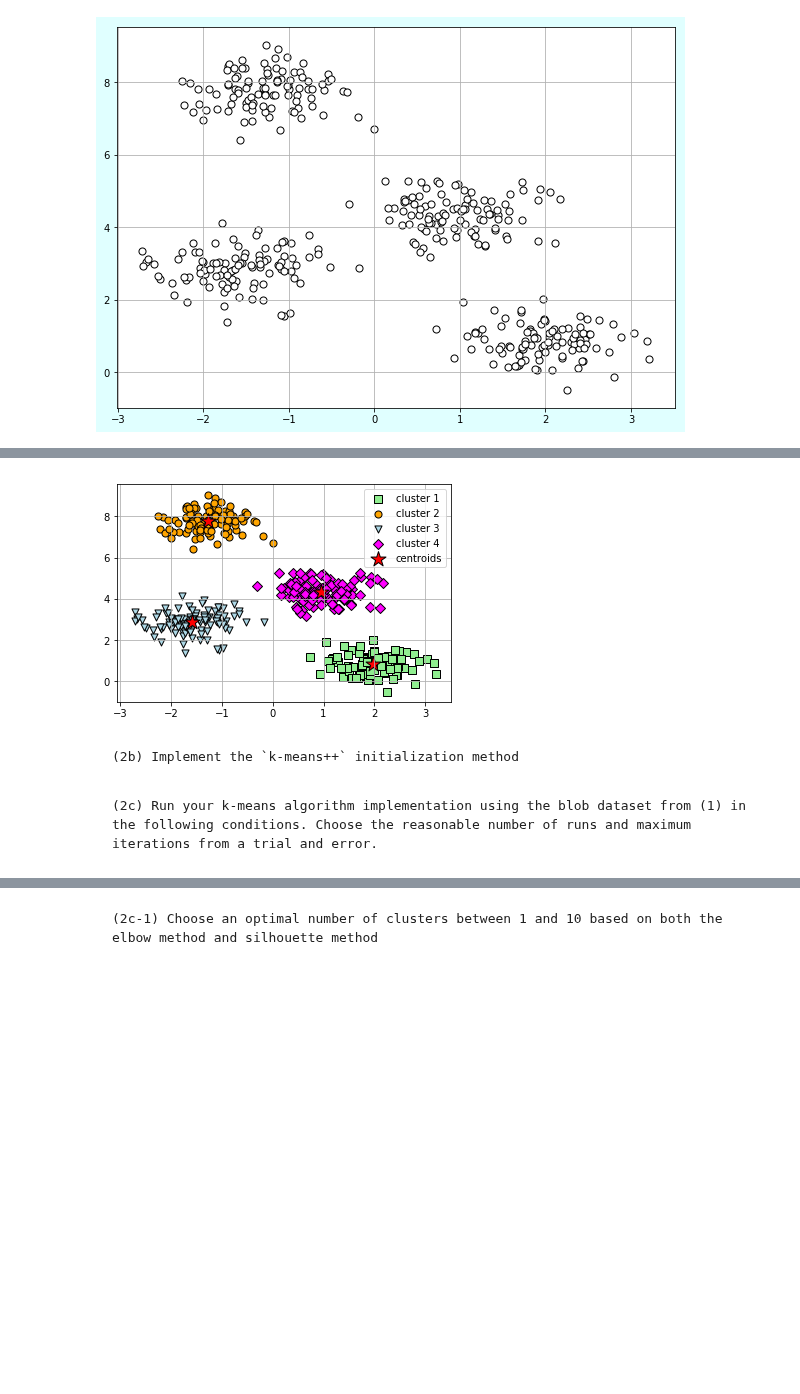
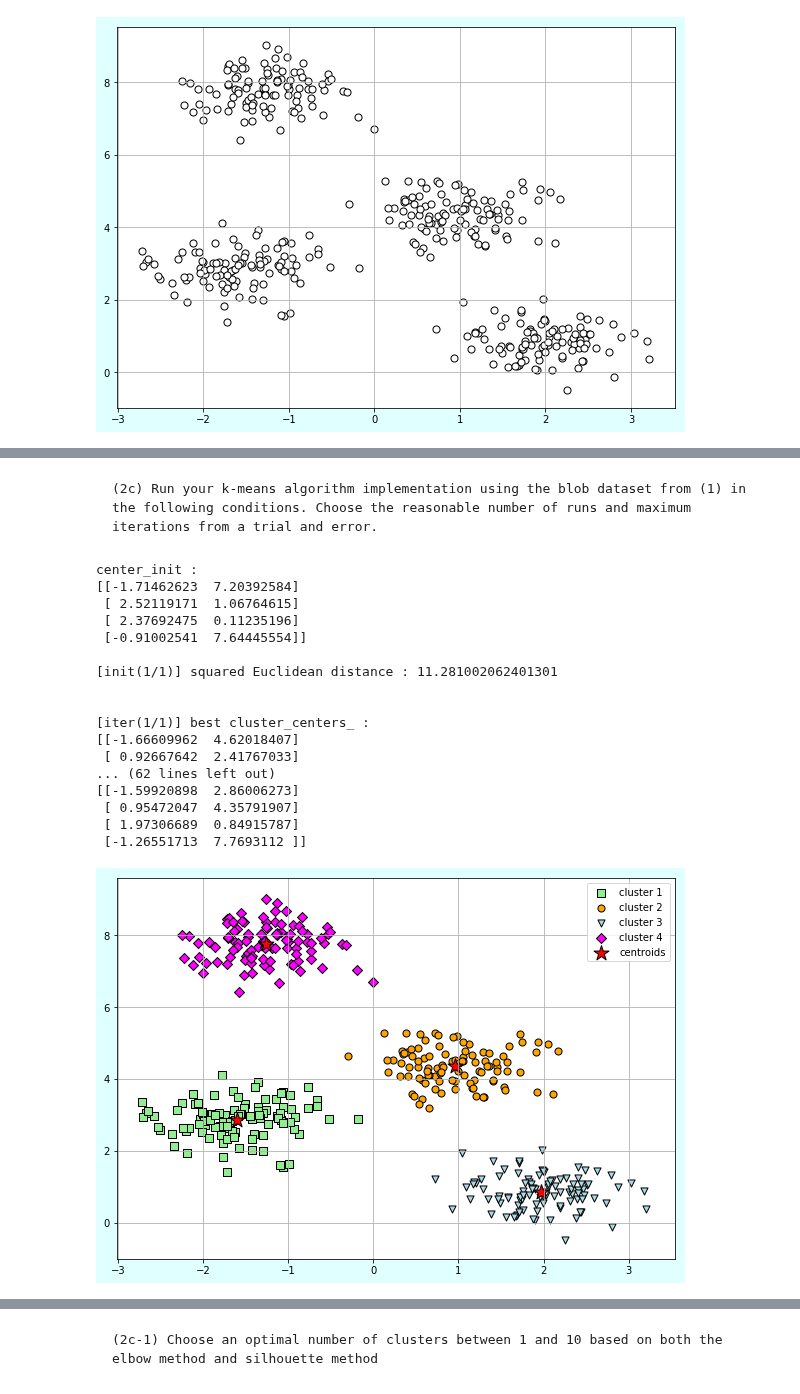
Before and after one commit to happyhyowon/work, a Jupyter notebook: HyowonKim_2019020723_hw4.ipynb, the cells around one changed output, grey strips where cells are left out. Drawn from its saved outputs; the diff is of its cells as text; code cells hidden in the pictures; blank space fills up the shorter version.

```diff
--- a/HyowonKim_2019020723_hw4.ipynb
+++ b/HyowonKim_2019020723_hw4.ipynb
@@ -160,15 +42,0 @@ while error > tol:
-# %%
-# Plotting along with the Centroids
-
-plt.scatter(X[clusters == 0, 0], X[clusters == 0, 1], s=50, c='lightgreen', marker='s',edgecolor='black', label='cluster 1')
-plt.scatter(X[clusters == 1, 0], X[clusters == 1, 1], s=50, c='orange', marker='o', edgecolor='black', label='cluster 2')
-plt.scatter(X[clusters == 2, 0], X[clusters == 2, 1], s=50, c='lightblue', marker='v', edgecolor='black', label='cluster 3')
-plt.scatter(X[clusters == 3, 0], X[clusters == 3, 1], s=50, c='magenta', marker='D', edgecolor='black', label='cluster 4')
-plt.scatter(nCenters[:, 0], nCenters[:, 1], s=250, marker='*', c='red', edgecolor='black', label='centroids')
-plt.legend()
-plt.grid()
-plt.show()
-# %% [output]
-[figure, removed]
-# %% [markdown]
-    (2b) Implement the `k-means++` initialization method
@@ -175,2 +181,48 @@ plt.show()
 # %% [markdown]
     (2c) Run your k-means algorithm implementation using the blob dataset from (1) in the following conditions. Choose the reasonable number of runs and maximum iterations from a trial and error.
+# %%
+mykm = myKMeans(n_clusters=4, init='random', n_init = 1, max_iter=1, verbose=True)
+y_mykm = mykm.fit_predict(X)
+
+mykm = myKMeans(n_clusters=4, init='random', n_init = 1, max_iter=2, verbose=True)
+y_mykm = mykm.fit_predict(X)
+
+mykm = myKMeans(n_clusters=4, init='random', n_init = 1, max_iter=3, verbose=True)
+y_mykm = mykm.fit_predict(X)
+
+mykm = myKMeans(n_clusters=4, init='random', n_init = 1, max_iter=4, verbose=True)
+y_mykm = mykm.fit_predict(X)
+
+mykm = myKMeans(n_clusters=4, init='random', n_init = 1, max_iter=5, verbose=True)
+y_mykm = mykm.fit_predict(X)
+
+# Plotting along with the Centroids
+fig = plt.figure(figsize=(10, 7))
+fig.patch.set_facecolor('lightcyan')
+plt.scatter(X[y_mykm == 0, 0], X[y_mykm == 0, 1], s=50, c='lightgreen', marker='s',edgecolor='black', label='cluster 1')
+plt.scatter(X[y_mykm == 1, 0], X[y_mykm == 1, 1], s=50, c='orange', marker='o', edgecolor='black', label='cluster 2')
+plt.scatter(X[y_mykm == 2, 0], X[y_mykm == 2, 1], s=50, c='lightblue', marker='v', edgecolor='black', label='cluster 3')
+plt.scatter(X[y_mykm == 3, 0], X[y_mykm == 3, 1], s=50, c='magenta', marker='D', edgecolor='black', label='cluster 4')
+plt.scatter(mykm.cluster_centers_[:, 0], mykm.cluster_centers_[:, 1], s=250, marker='*', c='red', edgecolor='black', label='centroids')
+plt.legend()
+plt.grid()
+plt.show()
+# %% [output]
+center_init :
+[[-1.71462623  7.20392584]
+ [ 2.52119171  1.06764615]
+ [ 2.37692475  0.11235196]
+ [-0.91002541  7.64445554]]
+
+[init(1/1)] squared Euclidean distance : 11.281002062401301
+
+
+[iter(1/1)] best cluster_centers_ :
+[[-1.66609962  4.62018407]
+ [ 0.92667642  2.41767033]
+... (62 lines left out)
+[[-1.59920898  2.86006273]
+ [ 0.95472047  4.35791907]
+ [ 1.97306689  0.84915787]
+ [-1.26551713  7.7693112 ]]
+[figure, added]
```
Also changed, not shown: parts of 23 cells of this notebook.
